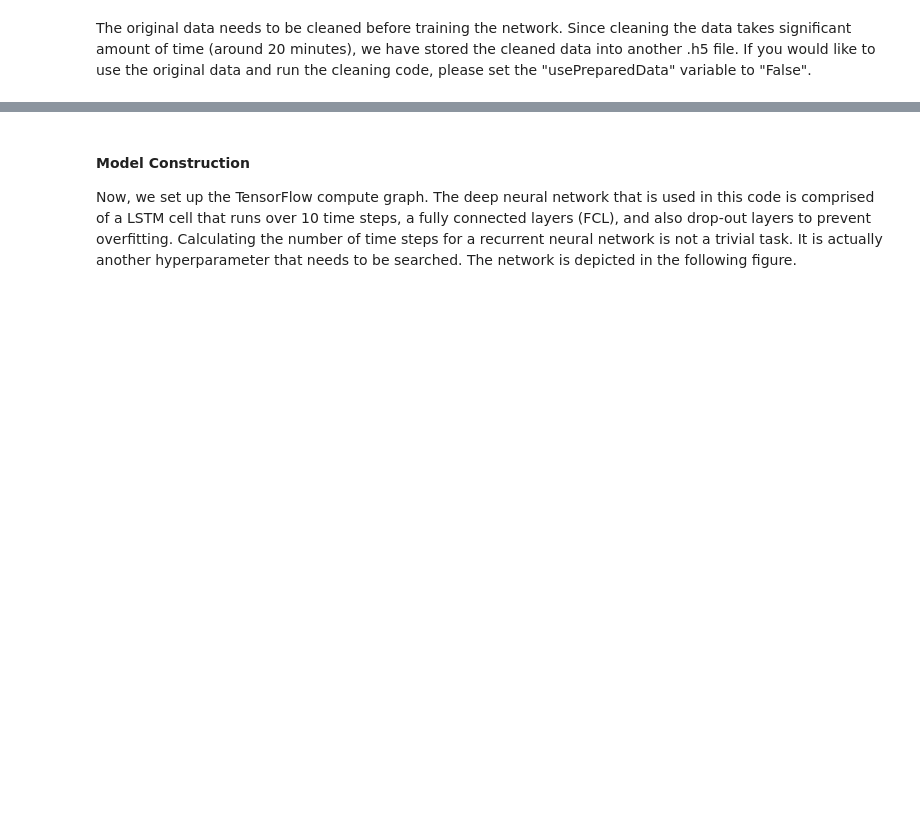
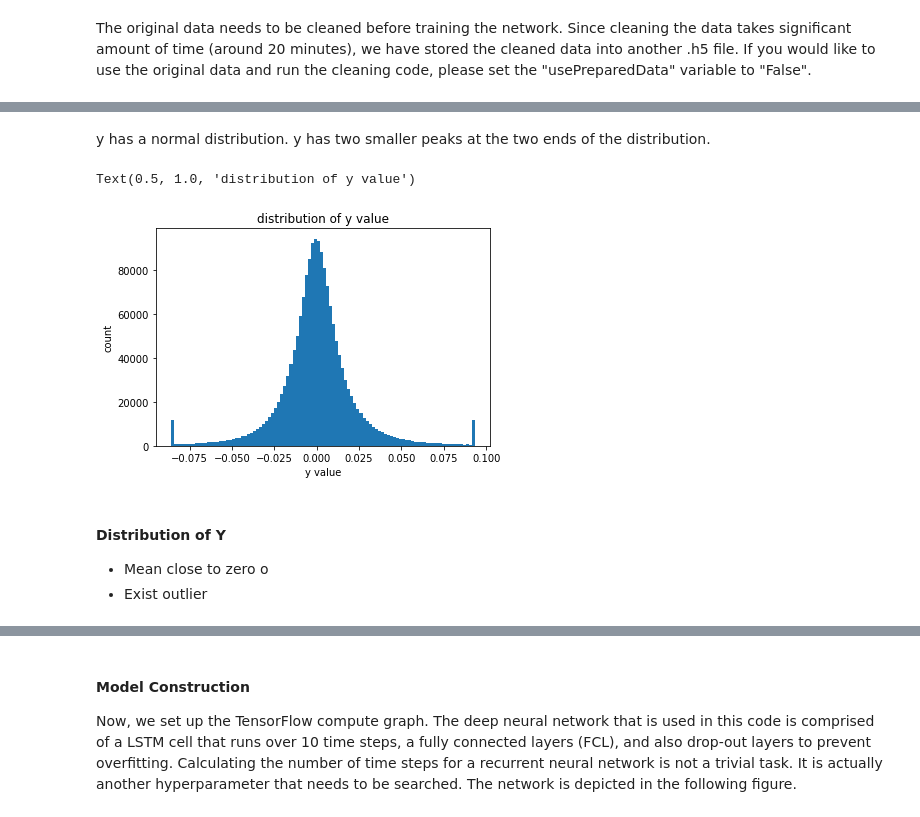
Before and after one commit to jlroo/trading-lstm, a Jupyter notebook: notebooks/Trading_Strategy_LSTM.ipynb, the cells around one changed output, grey strips where cells are left out. Saved outputs shown, nothing was run; the diff lists cells and outputs as text; code cells hidden in the pictures; blank space fills up the shorter version.

```diff
--- a/notebooks/Trading_Strategy_LSTM.ipynb
+++ b/notebooks/Trading_Strategy_LSTM.ipynb
@@ -58,0 +188,14 @@ else:
+# %% [markdown]
+y has a normal distribution. y has two smaller peaks at the two ends of the distribution.
+# %%
+plt.hist(df['y'], bins=100)
+plt.xlabel("y value")
+plt.ylabel("count")
+plt.title("distribution of y value")
+# %% [output]
+Text(0.5, 1.0, 'distribution of y value')
+[figure, added]
+# %% [markdown]
+#### Distribution of Y
+- Mean close to zero o
+- Exist outlier
```
Also changed, not shown: parts of 59 cells of this notebook, 24 other files.
